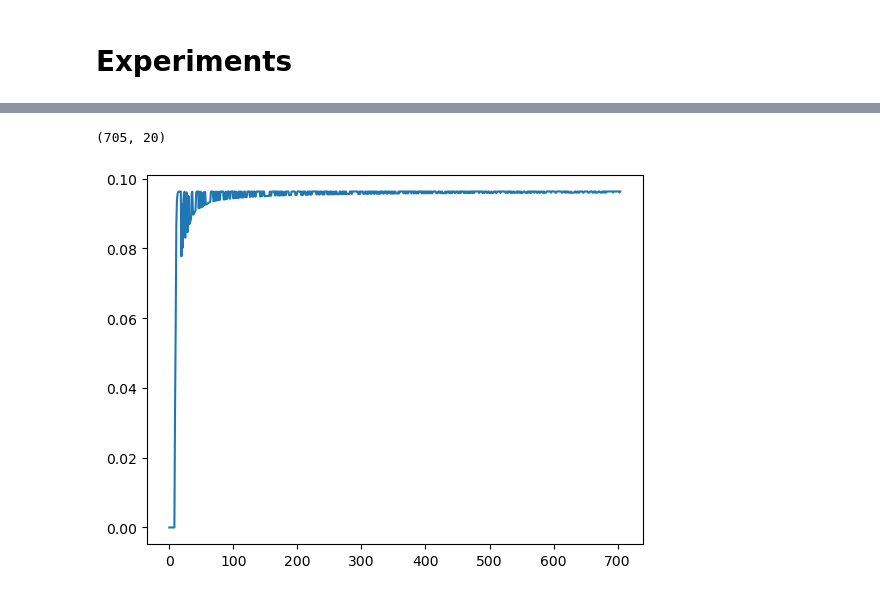
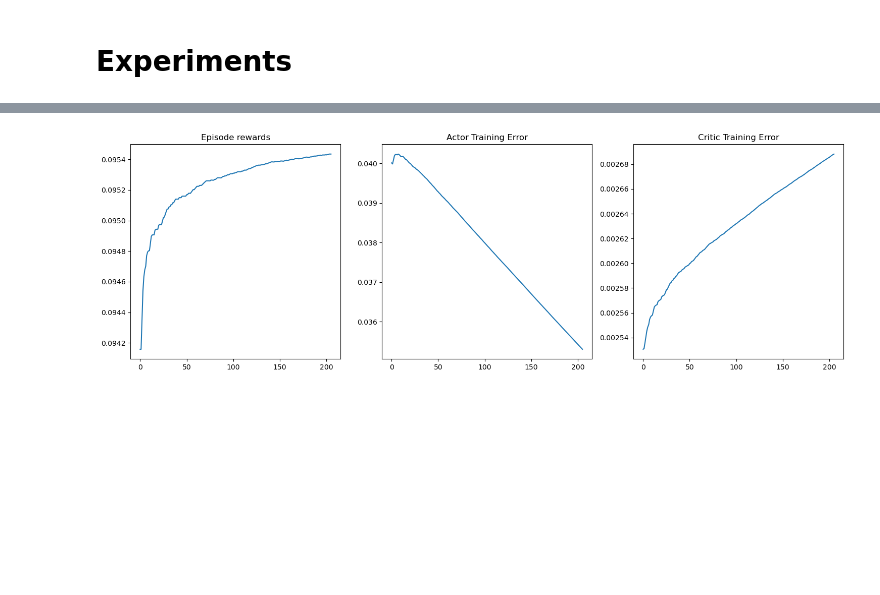
Before and after one commit to WasupolHengsritawat/MI-DRL, a Jupyter notebook: shallowcovnet.ipynb, the cells around one changed output, grey strips where cells are left out. Drawn from its saved outputs; the diff is of its cells as text; code cells hidden in the pictures; blank space fills up the shorter version.

```diff
--- a/shallowcovnet.ipynb
+++ b/shallowcovnet.ipynb
@@ -520,48 +532,36 @@ Testing accuracy: 0.4375!
-# %%
-np.array(reward_history).shape
-# %% [output]
-(705, 20)
 # %%
 def training_viz(reward_history, actor_loss_history, critic_loss_history, rolling_length):
     """
     Visualized graphs of episode rewards, episode lengths, and training error during training process
 
     Args:
         rolling_length: Length of the rolling kernel used to convolve the original data
     """
-    fig, axs = plt.subplots(ncols=5, figsize=(12, 5))
+    fig, axs = plt.subplots(ncols=3, figsize=(15, 5))
     axs[0].set_title("Episode rewards")
     # compute and assign a rolling average of the data to provide a smoother graph
     reward_moving_average = (
         np.convolve(
             np.array(reward_history).flatten(), np.ones(rolling_length), mode="valid"
         )
         / rolling_length
     )
     axs[0].plot(range(len(reward_moving_average)), reward_moving_average)
-    axs[1].set_title("Episode lengths")
-    length_moving_average = (
-        np.convolve(
-            np.array(reward_history).flatten(), np.ones(rolling_length), mode="valid"
-        )
-        / rolling_length
-    )
-    axs[1].plot(range(len(length_moving_average)), length_moving_average)
-    axs[2].set_title("Actor Training Error")
-    training_error_moving_average = (
+    axs[1].set_title("Actor Training Error")
+    actor_error_moving_average = (
         np.convolve(np.array(actor_loss_history), np.ones(rolling_length), mode="valid")
         / rolling_length
     )
-    axs[2].plot(range(len(training_error_moving_average)), training_error_moving_average)
-    axs[3].set_title("Critic Training Error")
-    training_error_moving_average = (
-        np.convolve(np.array(actor_loss_history), np.ones(rolling_length), mode="valid")
+    axs[1].plot(range(len(actor_error_moving_average)), actor_error_moving_average)
+    axs[2].set_title("Critic Training Error")
+    critic_error_moving_average = (
+        np.convolve(np.array(critic_loss_history), np.ones(rolling_length), mode="valid")
         / rolling_length
     )
-    axs[3].plot(range(len(training_error_moving_average)), training_error_moving_average)
+    axs[2].plot(range(len(critic_error_moving_average)), critic_error_moving_average)
     plt.tight_layout()
     plt.show()
-plt.plot(np.array(reward_history)[:,2])
-plt.show()
+
+training_viz(np.array(reward_history)[:,0],np.array(actor_loss_history)[:,0,0],np.array(critic_loss_history)[:,0,0],500)
 # %% [output]
-[figure, old version]
+[figure, new version]
```
Also changed, not shown: parts of 2 cells of this notebook, 1 other file.
